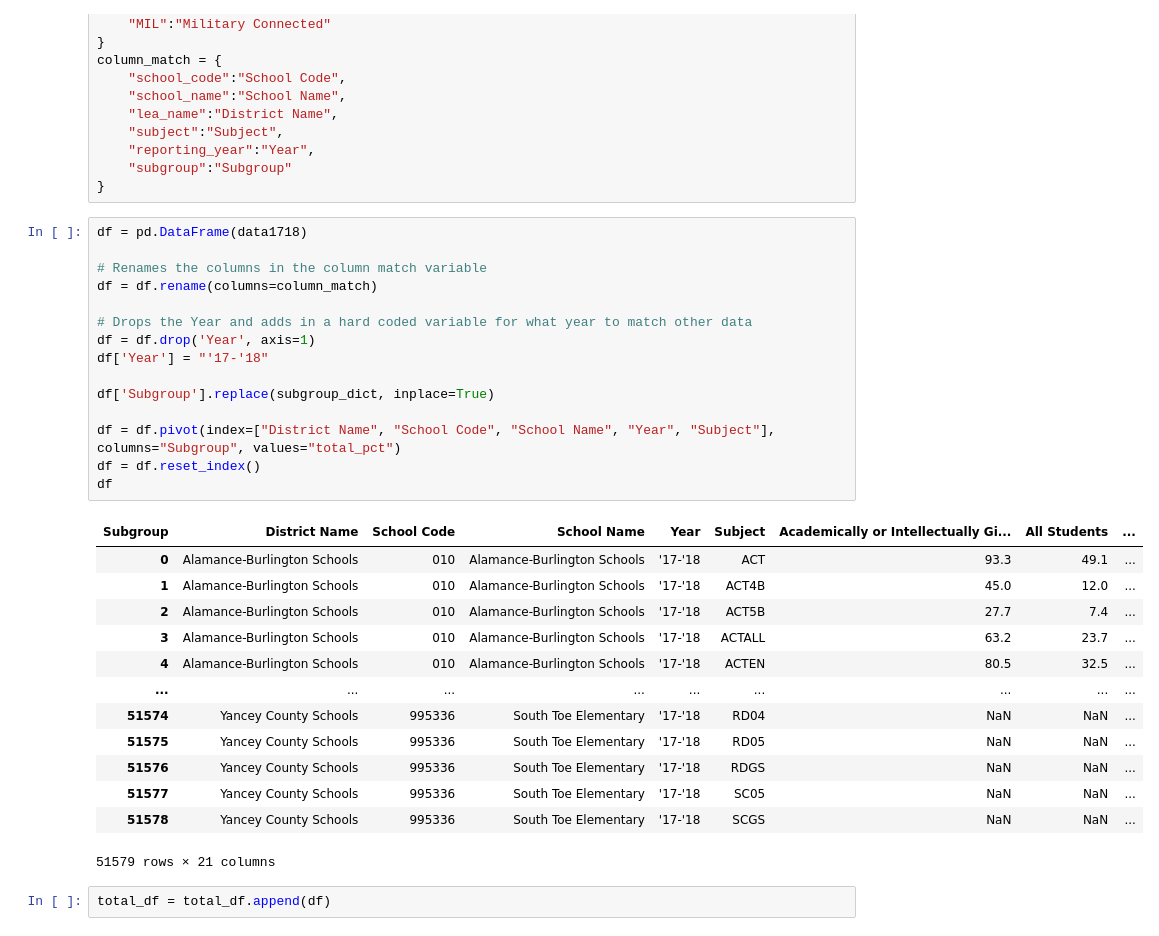
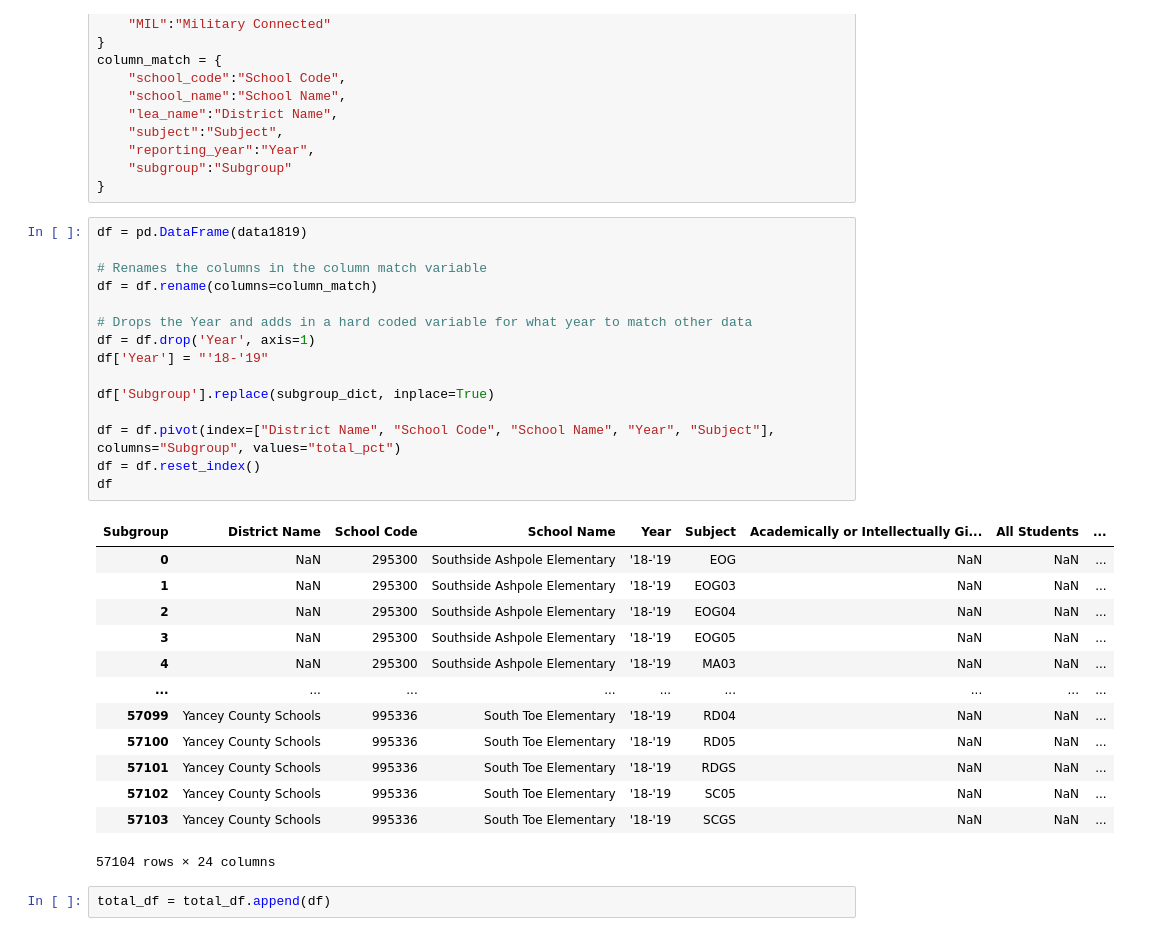
Before and after one commit to abdurrabb/Project-3, a Jupyter notebook: DeepDive1819.ipynb, the cells around one changed output. Drawn from its saved outputs; the diff is of its cells as text.

```diff
--- a/DeepDive1819.ipynb
+++ b/DeepDive1819.ipynb
@@ -68,34 +67,34 @@ column_match = {
     "subgroup":"Subgroup"
 }
 # %%
-df = pd.DataFrame(data1718)
+df = pd.DataFrame(data1819)
 
 # Renames the columns in the column match variable
 df = df.rename(columns=column_match)
 
 # Drops the Year and adds in a hard coded variable for what year to match other data
 df = df.drop('Year', axis=1)
-df['Year'] = "'17-'18"
+df['Year'] = "'18-'19"
 
 df['Subgroup'].replace(subgroup_dict, inplace=True)
 
 df = df.pivot(index=["District Name", "School Code", "School Name", "Year", "Subject"], columns="Subgroup", values="total_pct")
 df = df.reset_index()
 df
 # %% [output]
 | Subgroup | District Name | School Code | School Name | Year | Subject | Academically or Intellectually Gi... | All Students | ... |
-| 0 | Alamance-Burlington Schools | 010 | Alamance-Burlington Schools | '17-'18 | ACT | 93.3 | 49.1 | ... |
-| 1 | Alamance-Burlington Schools | 010 | Alamance-Burlington Schools | '17-'18 | ACT4B | 45.0 | 12.0 | ... |
-| 2 | Alamance-Burlington Schools | 010 | Alamance-Burlington Schools | '17-'18 | ACT5B | 27.7 | 7.4 | ... |
-| 3 | Alamance-Burlington Schools | 010 | Alamance-Burlington Schools | '17-'18 | ACTALL | 63.2 | 23.7 | ... |
-| 4 | Alamance-Burlington Schools | 010 | Alamance-Burlington Schools | '17-'18 | ACTEN | 80.5 | 32.5 | ... |
+| 0 | NaN | 295300 | Southside Ashpole Elementary | '18-'19 | EOG | NaN | NaN | ... |
+| 1 | NaN | 295300 | Southside Ashpole Elementary | '18-'19 | EOG03 | NaN | NaN | ... |
+| 2 | NaN | 295300 | Southside Ashpole Elementary | '18-'19 | EOG04 | NaN | NaN | ... |
+| 3 | NaN | 295300 | Southside Ashpole Elementary | '18-'19 | EOG05 | NaN | NaN | ... |
+| 4 | NaN | 295300 | Southside Ashpole Elementary | '18-'19 | MA03 | NaN | NaN | ... |
 | ... | ... | ... | ... | ... | ... | ... | ... | ... |
-| 51574 | Yancey County Schools | 995336 | South Toe Elementary | '17-'18 | RD04 | NaN | NaN | ... |
-| 51575 | Yancey County Schools | 995336 | South Toe Elementary | '17-'18 | RD05 | NaN | NaN | ... |
-| 51576 | Yancey County Schools | 995336 | South Toe Elementary | '17-'18 | RDGS | NaN | NaN | ... |
-| 51577 | Yancey County Schools | 995336 | South Toe Elementary | '17-'18 | SC05 | NaN | NaN | ... |
-| 51578 | Yancey County Schools | 995336 | South Toe Elementary | '17-'18 | SCGS | NaN | NaN | ... |
+| 57099 | Yancey County Schools | 995336 | South Toe Elementary | '18-'19 | RD04 | NaN | NaN | ... |
+| 57100 | Yancey County Schools | 995336 | South Toe Elementary | '18-'19 | RD05 | NaN | NaN | ... |
+| 57101 | Yancey County Schools | 995336 | South Toe Elementary | '18-'19 | RDGS | NaN | NaN | ... |
+| 57102 | Yancey County Schools | 995336 | South Toe Elementary | '18-'19 | SC05 | NaN | NaN | ... |
+| 57103 | Yancey County Schools | 995336 | South Toe Elementary | '18-'19 | SCGS | NaN | NaN | ... |
-51579 rows × 21 columns
+57104 rows × 24 columns
 # %%
 total_df = total_df.append(df)
 # %%
```
Also changed, not shown: parts of 9 cells of this notebook, 1 other file.
